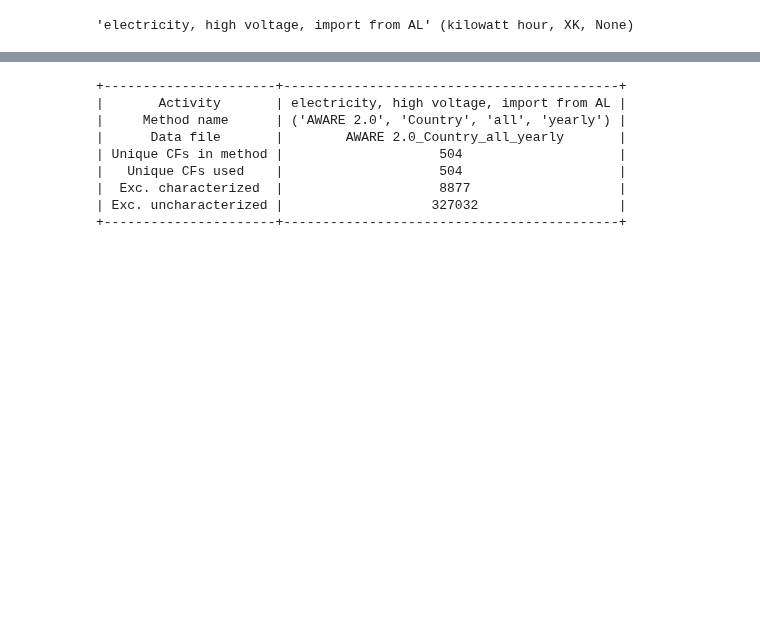
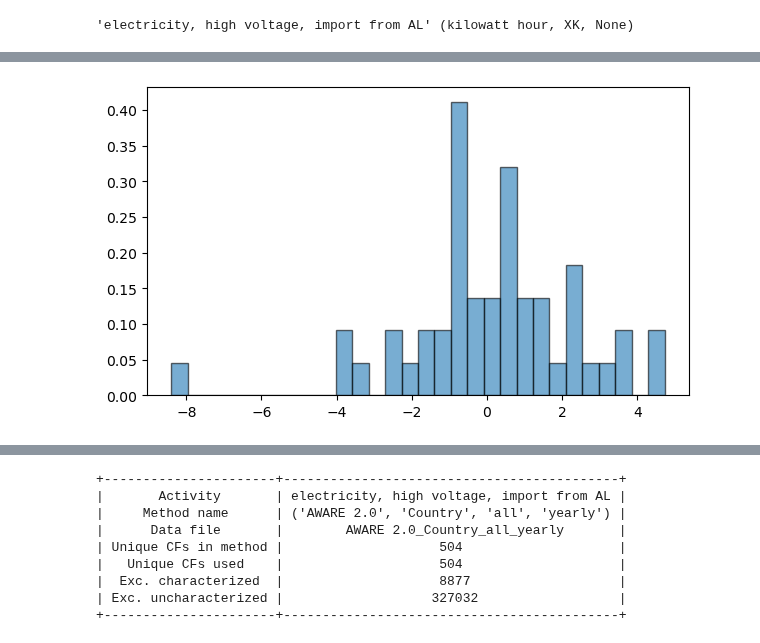
Before and after one commit to philoubet/edges, a Jupyter notebook: dev/test.ipynb, the cells around one changed output, grey strips where cells are left out. Saved outputs shown, nothing was run; the diff lists cells and outputs as text; code cells hidden in the pictures; blank space fills up the shorter version.

```diff
--- a/dev/test.ipynb
+++ b/dev/test.ipynb
@@ -53,0 +86,16 @@ Handling remaining exchanges...
+# %%
+import matplotlib.pyplot as plt
+# Prepare plot
+plt.figure(figsize=(7, 4))
+
+# Plot histogram with density=True
+counts, bins, _ = plt.hist(
+    results,
+    bins=30,
+    edgecolor='black',
+    alpha=0.6,
+    density=True,
+    label="Sampled histogram (normalized)"
+)
+# %% [output]
+[figure, added]
```
Also changed, not shown: parts of 26 cells of this notebook, 2 other files.
